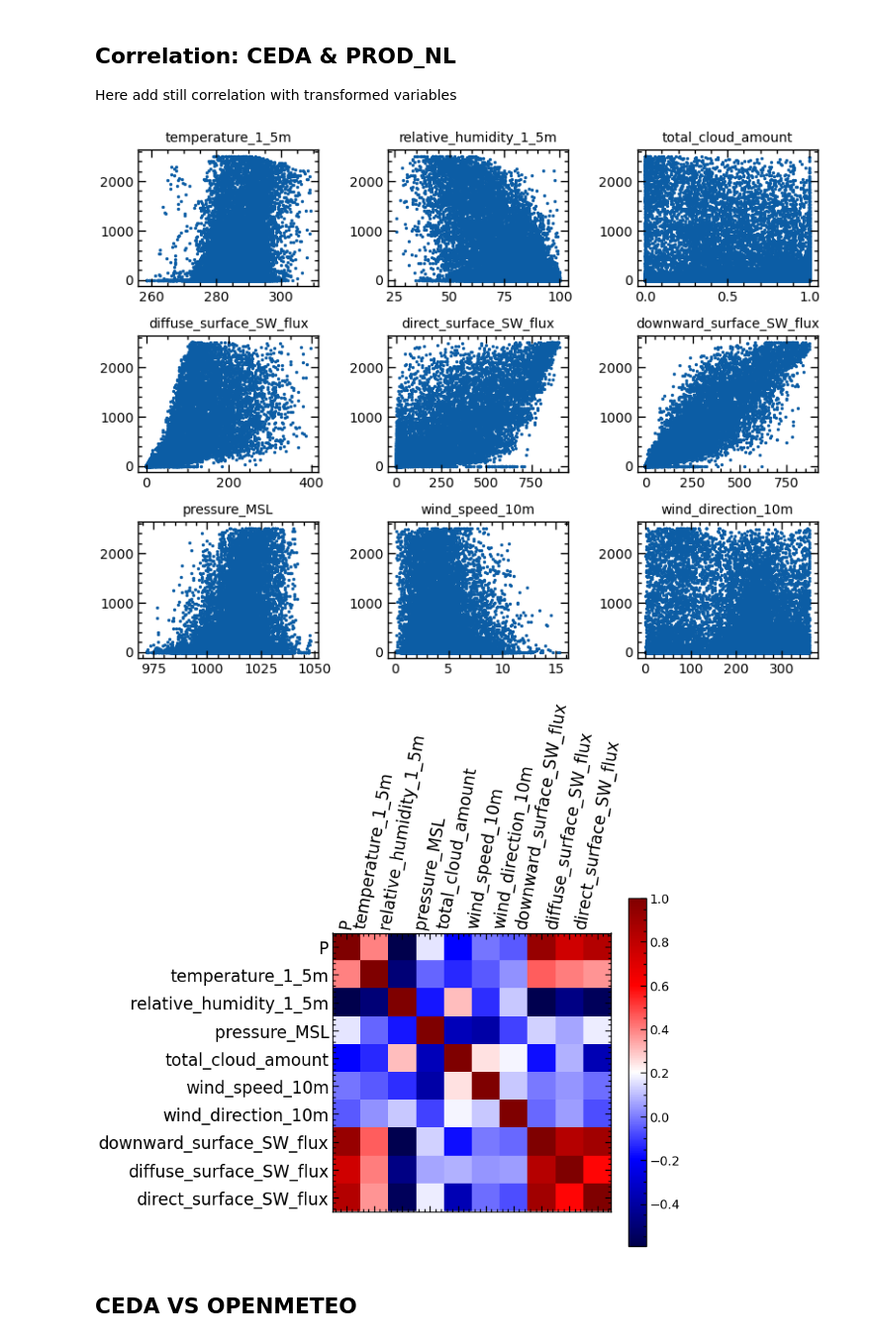
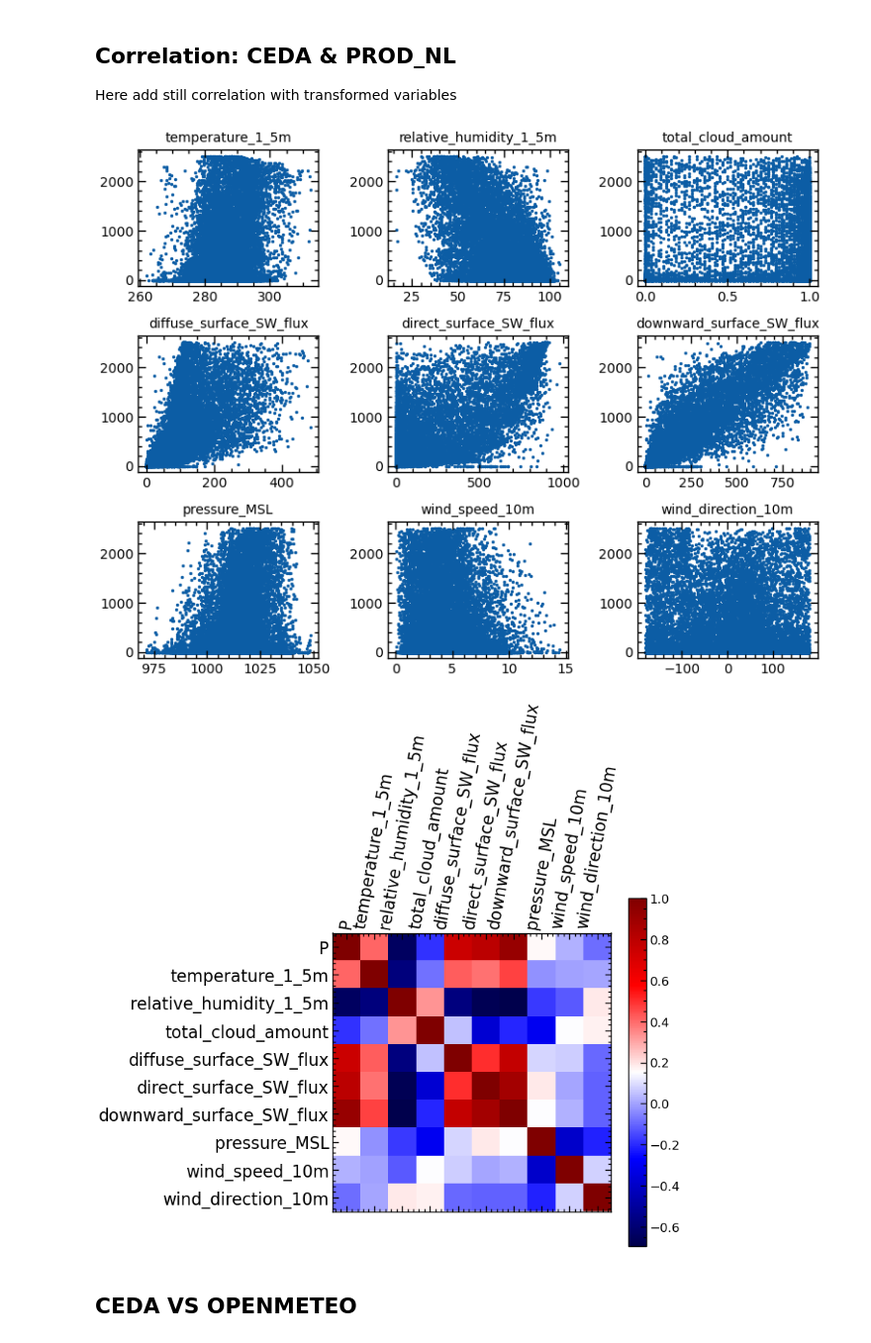
Before and after one commit to RobbeVDE/SolNet-2, a Jupyter notebook: DataCleaning.ipynb, the cells around one changed output. Shown at 99% size. Saved outputs shown, nothing was run; the diff lists cells and outputs as text; code cells hidden in the pictures.

```diff
--- a/DataCleaning.ipynb
+++ b/DataCleaning.ipynb
@@ -9,11 +9,12 @@ plt.style.use(["science", "notebook"])
 # %% [markdown]
 ## Data intake
 # %%
-ceda = pd.read_pickle("CEDA_dataNL.pickle")
-# openmeteo = pd.read_pickle("Data/openmeteo.pickle")
-pvgis = pd.read_pickle('Data/Sites/PVGIS_2.pkl')
+installation_int = 0
+ceda = pd.read_pickle(f"Data/Sites/NWP_{installation_int}.pkl")
+openmeteo = pd.read_pickle(f"Data/Sites/Reanalysis_{installation_int}.pkl")
+pvgis = pd.read_pickle(f'Data/Sites/PVGIS_{installation_int}.pkl')
 
-prod_NL = pd.read_pickle("Data/Sites/PV_2.pkl")
+power = pd.read_pickle(f"Data/Sites/PV_{installation_int}.pkl")
 meteo2CEDA = {'temperature_2m' :'temperature_1_5m',
               "relative_humidity_2m":"relative_humidity_1_5m",
               "pressure_msl": "pressure_MSL",
@@ -24,11 +25,9 @@ meteo2CEDA = {'temperature_2m' :'temperature_1_5m',
               "wind_speed_10m": "wind_speed_10m",
               "wind_direction_10m": "wind_direction_10m"
               }
-# openmeteo = openmeteo.rename(columns=meteo2CEDA)
+openmeteo = openmeteo.rename(columns=meteo2CEDA)
 variates = list(ceda.columns)
 rows = int(np.ceil(np.sqrt(len(variates))))
-# %%
-power = pd.read_pickle("Data/Sites/PV_2.pkl")
 # %% [markdown]
 ## Historic plot
 # %%
@@ -82,7 +81,7 @@ plt.show()
 
 Here add still correlation with transformed variables
 # %%
-correl = pd.merge(prod_NL, ceda, right_index=True, left_index=True)
+correl = pd.merge(power, ceda, right_index=True, left_index=True)
 fig, axs = plt.subplots(rows, rows)
 plt.tight_layout()
 for i, var in enumerate(variates):
@@ -93,17 +92,17 @@ for i, var in enumerate(variates):
     axs[x,y].tick_params(labelsize=10)
 plt.show()
 # %% [output]
-[figure, old version]
+[figure, new version]
 # %%
 axs = plt.matshow(correl.corr(), cmap='seismic')
-plt.xticks(ticks=range(10), labels=list(correl.columns), rotation= 80)
-plt.yticks(ticks=range(10), labels = list(correl.columns), rotation= 0)
+plt.xticks(ticks=range(len(variates)+1), labels=list(correl.columns), rotation= 80)
+plt.yticks(ticks=range(len(variates)+1), labels = list(correl.columns), rotation= 0)
 cb = plt.colorbar()
 cb.ax.tick_params(labelsize=12)
 plt.tight_layout()
 plt.show()
 # %% [output]
-[figure, old version]
+[figure, new version]
 # %% [markdown]
 ## CEDA VS OPENMETEO
 # %%
```
Also changed, not shown: parts of 5 cells of this notebook, 17 other files.
